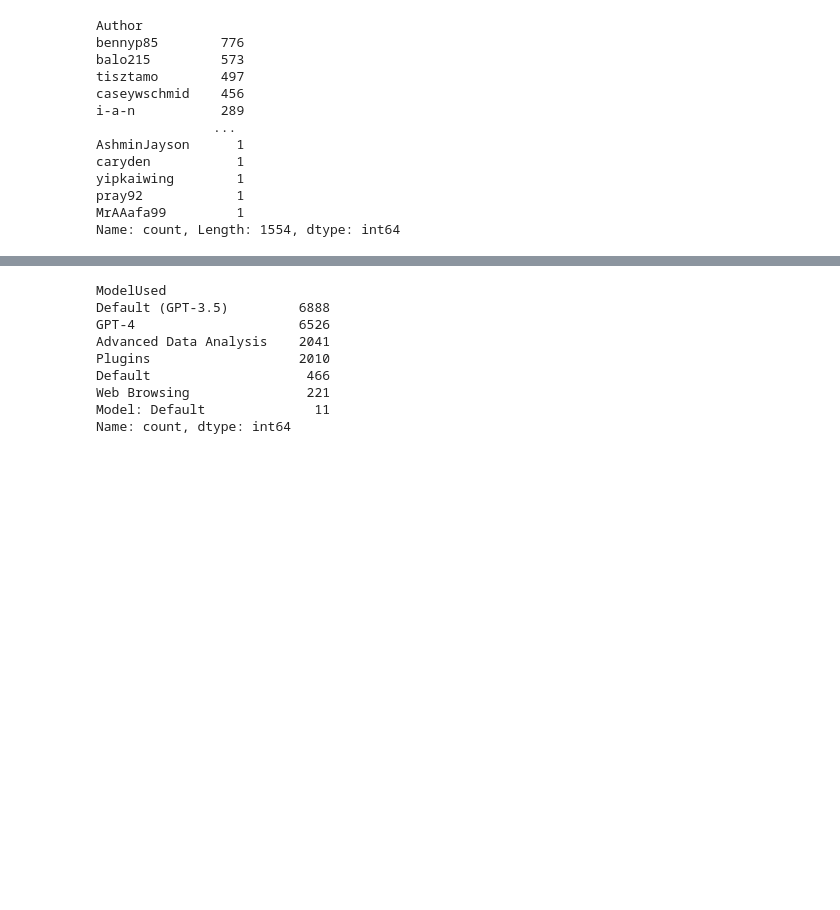
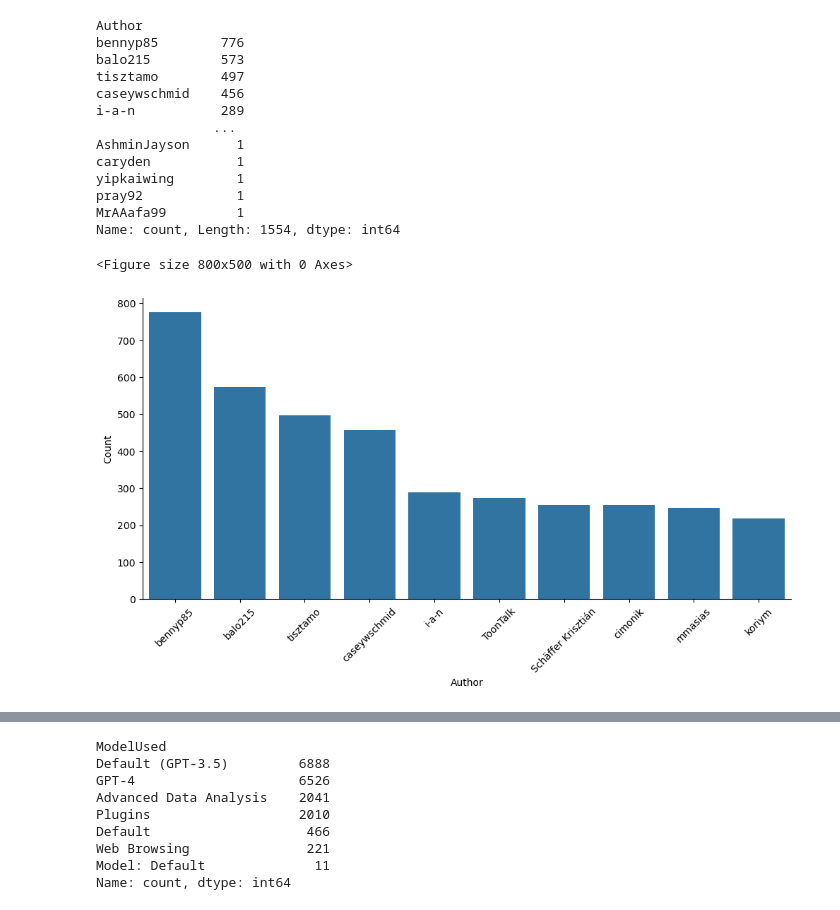
Before and after one commit to JKiran4/DevGPT-Project, a Jupyter notebook: testing.ipynb, the cells around one changed output, grey strips where cells are left out. Drawn from its saved outputs; the diff is of its cells as text; code cells hidden in the pictures; blank space fills up the shorter version.

```diff
--- a/testing.ipynb
+++ b/testing.ipynb
@@ -156,3 +166,13 @@ yipkaiwing        1
 pray92            1
 MrAAafa99         1
 Name: count, Length: 1554, dtype: int64
+# %%
+top_10_authors = df["Author"].value_counts().head(10).reset_index()
+top_10_authors.columns = ["Author", "Count"]
+plt.figure(figsize=(8, 5))
+sns.catplot(x="Author", y="Count", kind="bar", data=top_10_authors, height=5, aspect=2)
+plt.xticks(rotation=45)
+plt.show()
+# %% [output]
+<Figure size 800x500 with 0 Axes>
+[figure, added]
```
Also changed, not shown: parts of 29 cells of this notebook.
